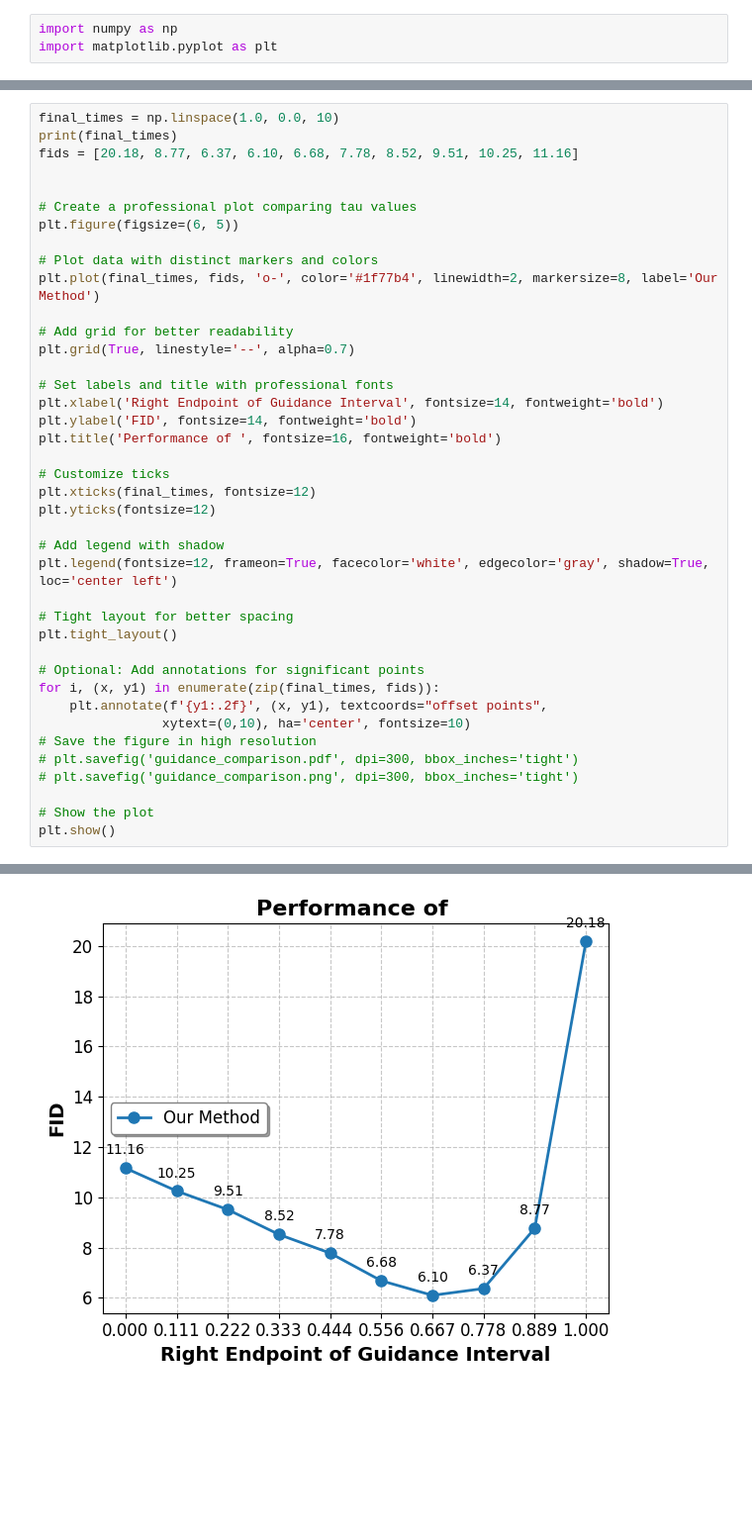
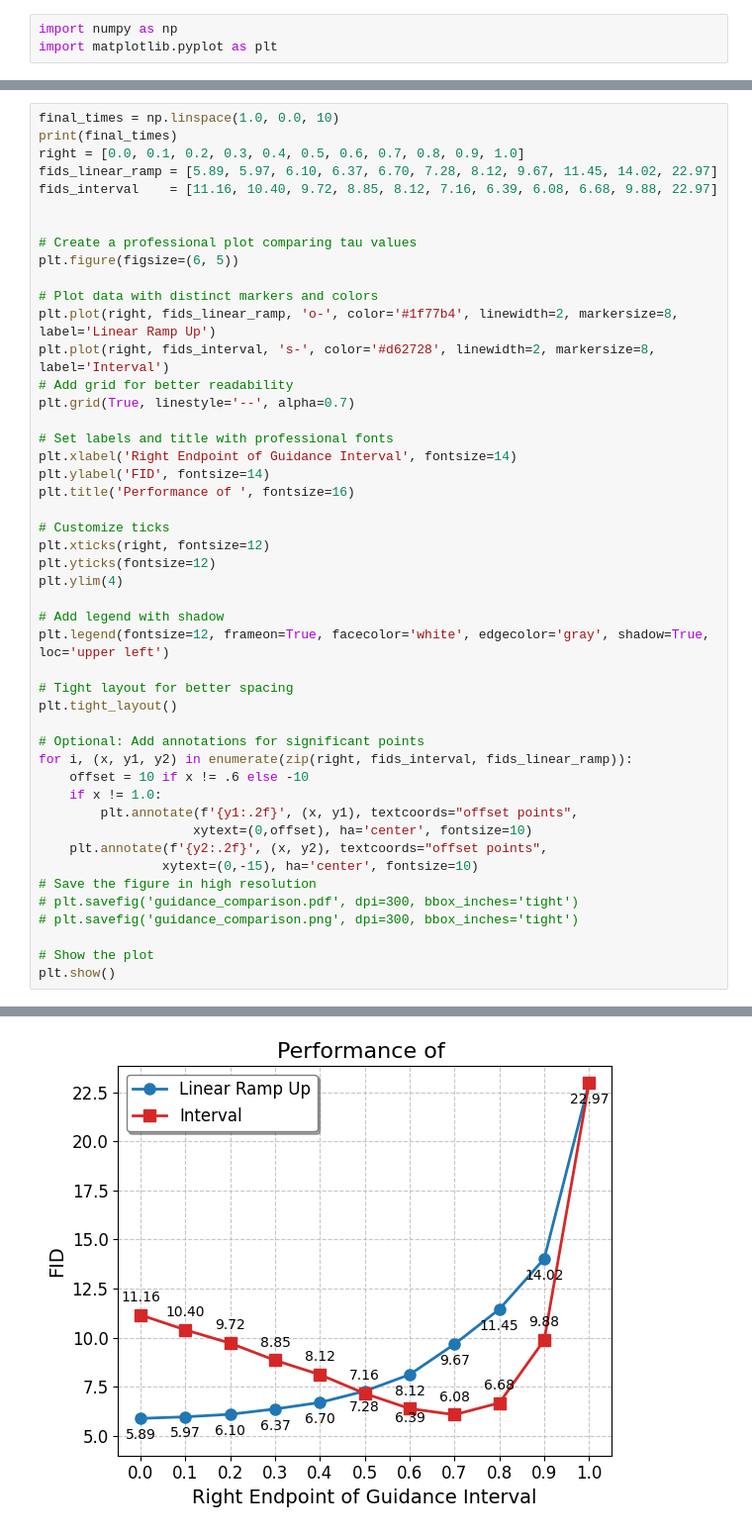
Before and after one commit to KevinRojas1499/Guidance-MaskGIT, a Jupyter notebook: create_plots.ipynb, the cells around one changed output, grey strips where cells are left out. Shown: that part at 99% size. Drawn from its saved outputs; the diff is of its cells as text; blank space fills up the shorter version.

```diff
--- a/create_plots.ipynb
+++ b/create_plots.ipynb
@@ -57,44 +57,51 @@ plt.savefig('Comparison Guidance Imagenet.pdf')
 # %%
 final_times = np.linspace(1.0, 0.0, 10)
 print(final_times)
-fids = [20.18, 8.77, 6.37, 6.10, 6.68, 7.78, 8.52, 9.51, 10.25, 11.16]
+right = [0.0, 0.1, 0.2, 0.3, 0.4, 0.5, 0.6, 0.7, 0.8, 0.9, 1.0]
+fids_linear_ramp = [5.89, 5.97, 6.10, 6.37, 6.70, 7.28, 8.12, 9.67, 11.45, 14.02, 22.97]
+fids_interval    = [11.16, 10.40, 9.72, 8.85, 8.12, 7.16, 6.39, 6.08, 6.68, 9.88, 22.97]
 
 
 # Create a professional plot comparing tau values
 plt.figure(figsize=(6, 5))
 
 # Plot data with distinct markers and colors
-plt.plot(final_times, fids, 'o-', color='#1f77b4', linewidth=2, markersize=8, label='Our Method')
-
+plt.plot(right, fids_linear_ramp, 'o-', color='#1f77b4', linewidth=2, markersize=8, label='Linear Ramp Up')
+plt.plot(right, fids_interval, 's-', color='#d62728', linewidth=2, markersize=8, label='Interval')
 # Add grid for better readability
 plt.grid(True, linestyle='--', alpha=0.7)
 
 # Set labels and title with professional fonts
-plt.xlabel('Right Endpoint of Guidance Interval', fontsize=14, fontweight='bold')
-plt.ylabel('FID', fontsize=14, fontweight='bold')
-plt.title('Performance of ', fontsize=16, fontweight='bold')
+plt.xlabel('Right Endpoint of Guidance Interval', fontsize=14)
+plt.ylabel('FID', fontsize=14)
+plt.title('Performance of ', fontsize=16)
 
 # Customize ticks
-plt.xticks(final_times, fontsize=12)
+plt.xticks(right, fontsize=12)
 plt.yticks(fontsize=12)
+plt.ylim(4)
 
 # Add legend with shadow
-plt.legend(fontsize=12, frameon=True, facecolor='white', edgecolor='gray', shadow=True, loc='center left')
+plt.legend(fontsize=12, frameon=True, facecolor='white', edgecolor='gray', shadow=True, loc='upper left')
 
 # Tight layout for better spacing
 plt.tight_layout()
 
 # Optional: Add annotations for significant points
-for i, (x, y1) in enumerate(zip(final_times, fids)):
-    plt.annotate(f'{y1:.2f}', (x, y1), textcoords="offset points",
-                xytext=(0,10), ha='center', fontsize=10)
+for i, (x, y1, y2) in enumerate(zip(right, fids_interval, fids_linear_ramp)):
+    offset = 10 if x != .6 else -10
+    if x != 1.0:
+        plt.annotate(f'{y1:.2f}', (x, y1), textcoords="offset points",
+                    xytext=(0,offset), ha='center', fontsize=10)
+    plt.annotate(f'{y2:.2f}', (x, y2), textcoords="offset points",
+                xytext=(0,-15), ha='center', fontsize=10)
 # Save the figure in high resolution
 # plt.savefig('guidance_comparison.pdf', dpi=300, bbox_inches='tight')
 # plt.savefig('guidance_comparison.png', dpi=300, bbox_inches='tight')
 
 # Show the plot
 plt.show()
 # %% [output]
 [1.         0.88888889 0.77777778 0.66666667 0.55555556 0.44444444
  0.33333333 0.22222222 0.11111111 0.        ]
-[figure, old version]
+[figure, new version]
```
Also changed, not shown: parts of 1 cell of this notebook, 4 other files.
